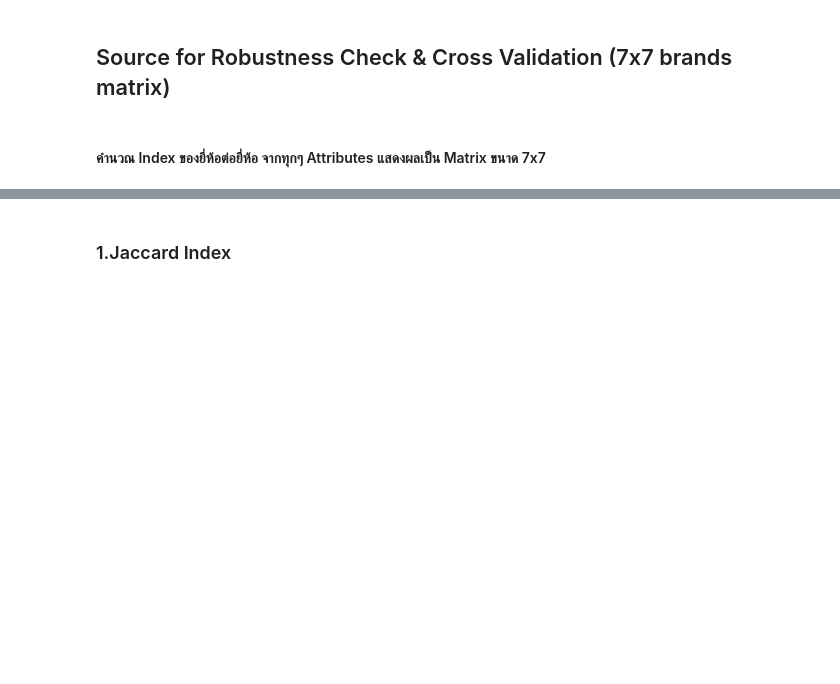
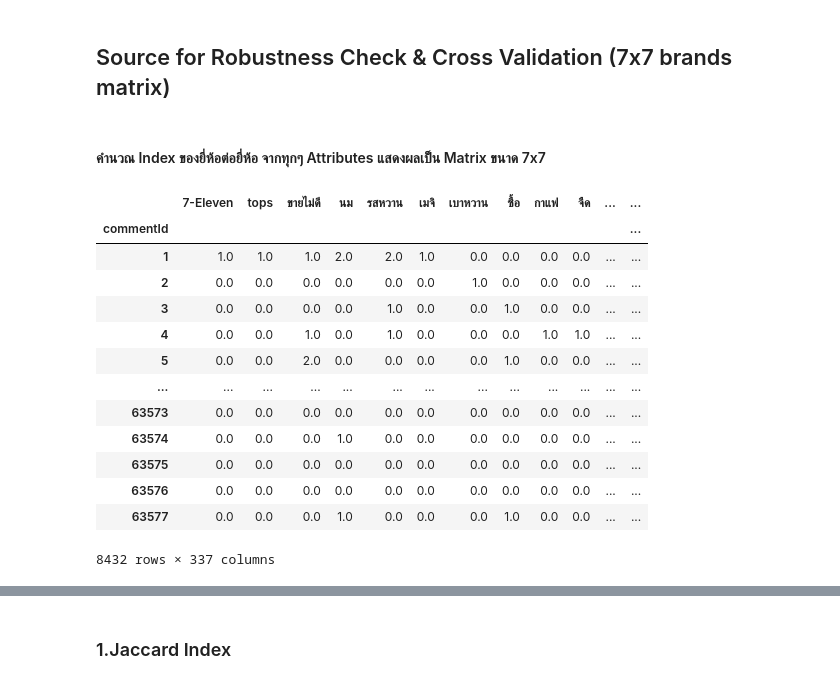
Before and after one commit to pacharapol4066/Product-Position-SNA, a Jupyter notebook: Tokenized_CoocMatrix_Generate.ipynb, the cells around one changed output, grey strips where cells are left out. Drawn from its saved outputs; the diff is of its cells as text; code cells hidden in the pictures; blank space fills up the shorter version.

```diff
--- a/Tokenized_CoocMatrix_Generate.ipynb
+++ b/Tokenized_CoocMatrix_Generate.ipynb
@@ -735 +700,18 @@ matrix_freq = pd.read_csv(root_output_path+"/cooc_bow_all.csv",index_col=0)
+# %%
+matrix_freq
+# %% [output]
+|  | 7-Eleven | tops | ขายไม่ดี | นม | รสหวาน | เมจิ | เบาหวาน | ซื้อ | กาแฟ | จืด | ... | ... |
+| commentId |  |  |  |  |  |  |  |  |  |  |  | ... |
+| 1 | 1.0 | 1.0 | 1.0 | 2.0 | 2.0 | 1.0 | 0.0 | 0.0 | 0.0 | 0.0 | ... | ... |
+| 2 | 0.0 | 0.0 | 0.0 | 0.0 | 0.0 | 0.0 | 1.0 | 0.0 | 0.0 | 0.0 | ... | ... |
+| 3 | 0.0 | 0.0 | 0.0 | 0.0 | 1.0 | 0.0 | 0.0 | 1.0 | 0.0 | 0.0 | ... | ... |
+| 4 | 0.0 | 0.0 | 1.0 | 0.0 | 1.0 | 0.0 | 0.0 | 0.0 | 1.0 | 1.0 | ... | ... |
+| 5 | 0.0 | 0.0 | 2.0 | 0.0 | 0.0 | 0.0 | 0.0 | 1.0 | 0.0 | 0.0 | ... | ... |
+| ... | ... | ... | ... | ... | ... | ... | ... | ... | ... | ... | ... | ... |
+| 63573 | 0.0 | 0.0 | 0.0 | 0.0 | 0.0 | 0.0 | 0.0 | 0.0 | 0.0 | 0.0 | ... | ... |
+| 63574 | 0.0 | 0.0 | 0.0 | 1.0 | 0.0 | 0.0 | 0.0 | 0.0 | 0.0 | 0.0 | ... | ... |
+| 63575 | 0.0 | 0.0 | 0.0 | 0.0 | 0.0 | 0.0 | 0.0 | 0.0 | 0.0 | 0.0 | ... | ... |
+| 63576 | 0.0 | 0.0 | 0.0 | 0.0 | 0.0 | 0.0 | 0.0 | 0.0 | 0.0 | 0.0 | ... | ... |
+| 63577 | 0.0 | 0.0 | 0.0 | 1.0 | 0.0 | 0.0 | 0.0 | 1.0 | 0.0 | 0.0 | ... | ... |
+8432 rows × 337 columns
 # %%
```
Also changed, not shown: parts of 24 cells of this notebook, 3 other files.
